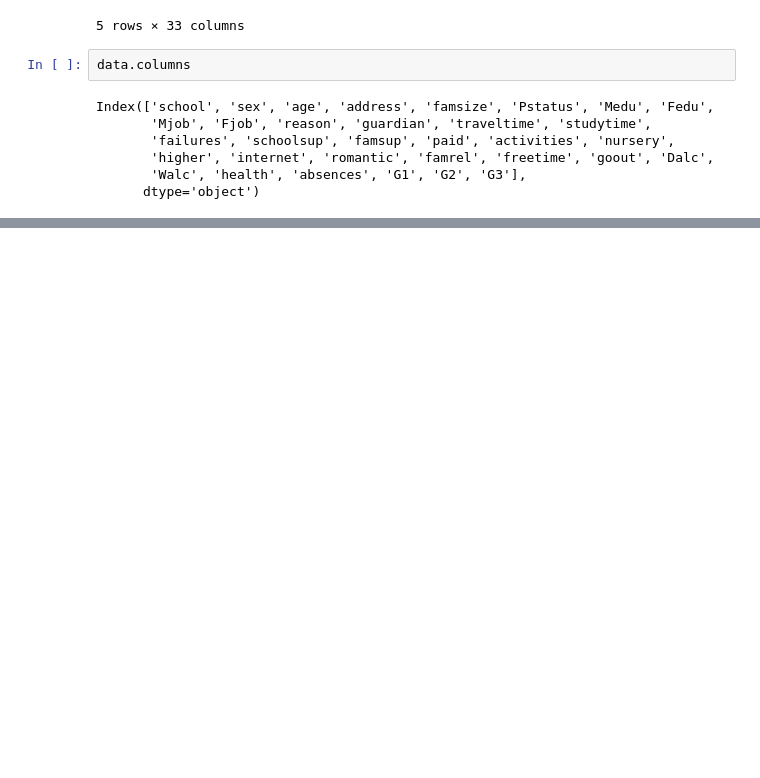
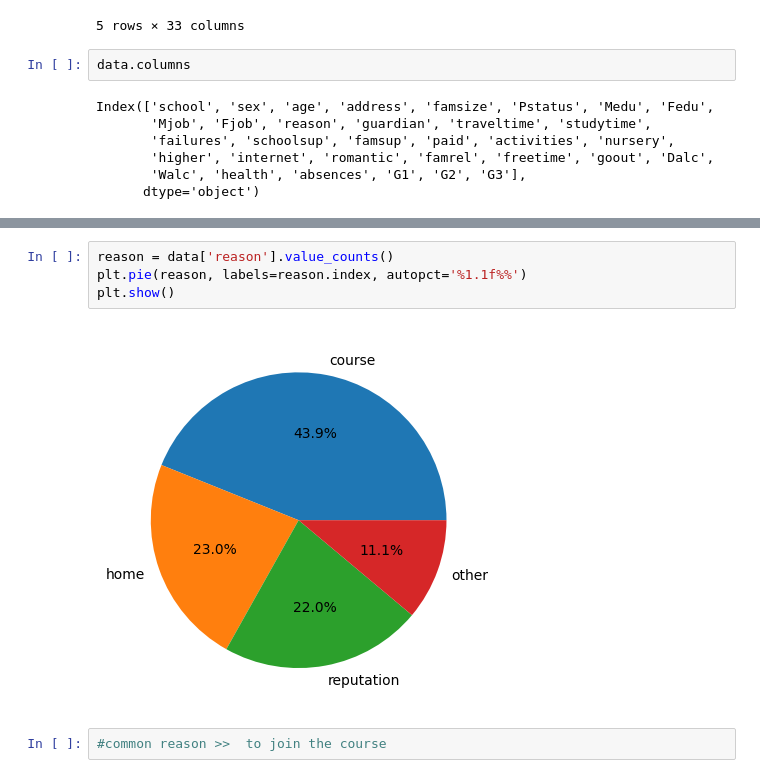
Before and after one commit to Harshadachaudhariii/Student_Performance_Analysis, a Jupyter notebook: student_performance_analysis.ipynb, the cells around one changed output, grey strips where cells are left out. Cells and saved outputs as stored; diff of their text form; blank space fills up the shorter version.

```diff
--- a/student_performance_analysis.ipynb
+++ b/student_performance_analysis.ipynb
@@ -96,0 +187,8 @@ Index(['school', 'sex', 'age', 'address', 'famsize', 'Pstatus', 'Medu', 'Fedu',
+# %%
+reason = data['reason'].value_counts()
+plt.pie(reason, labels=reason.index, autopct='%1.1f%%')
+plt.show()
+# %% [output]
+[figure, added]
+# %%
+#common reason >>  to join the course
```
Also changed, not shown: parts of 40 cells of this notebook.
